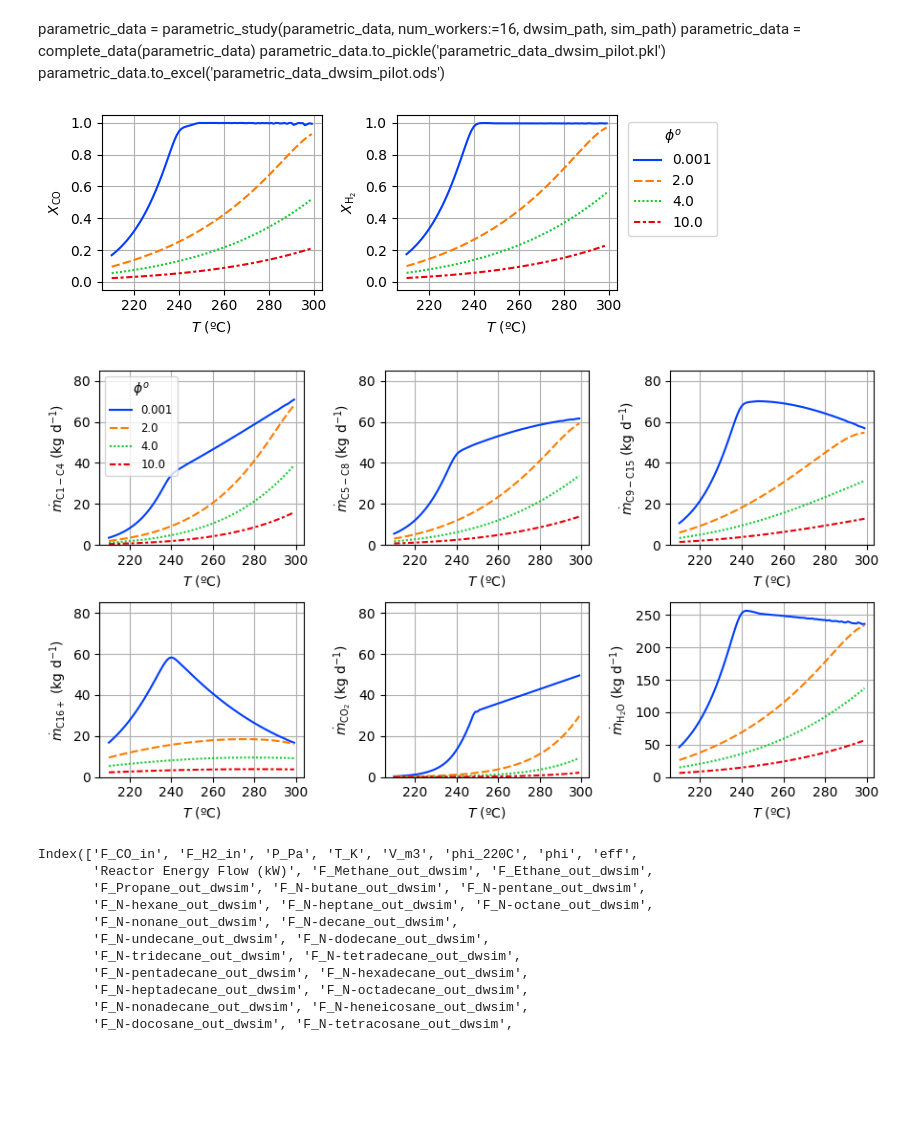
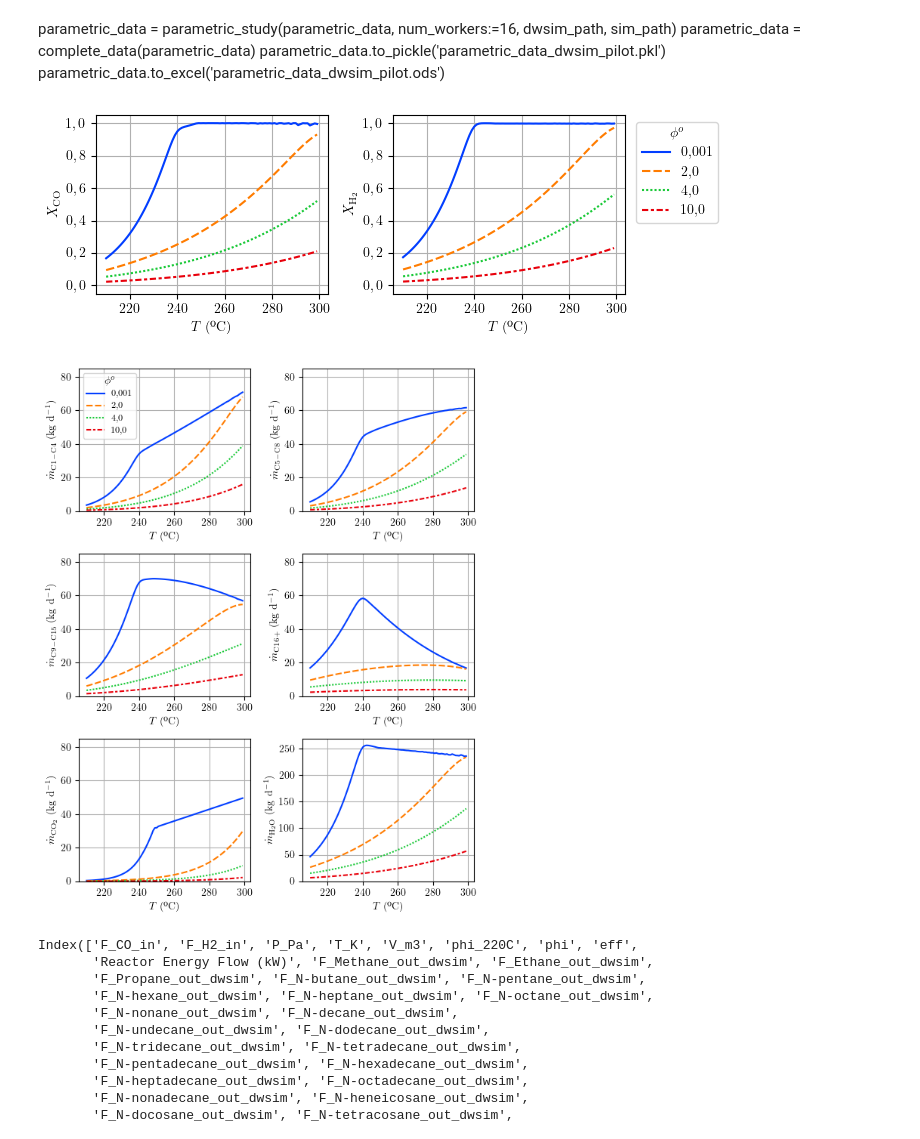
Before and after one commit to rafaelbeloduarte/SAF_kinetics_paper_code_with_WGS, a Jupyter notebook: dwsim_pilot_parametric_study.ipynb, the cells around one changed output. Drawn from its saved outputs; the diff is of its cells as text; code cells hidden in the pictures; blank space fills up the shorter version.

```diff
--- a/dwsim_pilot_parametric_study.ipynb
+++ b/dwsim_pilot_parametric_study.ipynb
@@ -6,6 +6,21 @@ import seaborn as sns
 from sklearn.model_selection import ParameterSampler, ParameterGrid
 # from dwsim_pilot_parametric_study import parametric_study
 from scipy.special import iv
+# %%
+import locale
+import matplotlib as mpl
+
+locale.setlocale(locale.LC_NUMERIC, "pt_BR.utf8")
+locale.setlocale(locale.LC_TIME, "pt_BR.utf8")
+plt.rcParams['axes.formatter.use_locale'] = True
+
+# Configure text rendering to match your document's LaTeX engine
+mpl.rcParams.update({
+    "pgf.texsystem": "pdflatex",
+    "font.family": "serif",      # Matches standard LaTeX Computer Modern Font
+    "text.usetex": True,         # Forces LaTeX text processing
+    "pgf.rcfonts": False,        # Ignores default Python fonts
+})
 # %%
 cols_F = ['F_Methane_out_dwsim', 'F_Ethane_out_dwsim',
        'F_Propane_out_dwsim', 'F_N-butane_out_dwsim', 'F_N-pentane_out_dwsim',
@@ -272,7 +287,7 @@ parametric_data.to_excel('parametric_data_dwsim_pilot.ods')
 parametric_data = pd.read_pickle('parametric_data_dwsim_pilot.pkl')
 parametric_data = complete_data(parametric_data)
 # %%
-fig_path = '/home/rafael/GoogleDrive/uem/Doutorado/Papers/SAF_kinetics/figures/'
+fig_path = '/home/rafael/GoogleDrive/uem/Doutorado/Tese/LaTeX_source_tese/figures/cinética_FTS/'
 # fig_path = ''
 # %%
 fig, ax = plt.subplots(1,2,figsize=(7,2.5))
@@ -289,17 +304,24 @@ sns.lineplot(data = parametric_data.loc[(parametric_data['P (bar)'] == 20) & (pa
             x = 'T (ºC)', y = r'$X_\mathrm{H_2}$',
              hue = 'phi_220C', style = 'phi_220C', palette = 'bright', ax = ax[1]
             )
-ax[1].legend(title = r'$\phi^o$', bbox_to_anchor=(1.02, 1))
 ax[1].set_ylim(-0.05, 1.05)
 ax[1].grid('both')
 ax[1].set_xlabel(r'$T$ (ºC)')
+
+# 3. Grab the existing legend handles and text objects
+handles, labels = ax[1].get_legend_handles_labels()
+
+# 4. Replace the "." with "," in every label string
+localized_labels = [label.replace('.', ',') for label in labels]
+
+ax[1].legend(handles=handles, labels=localized_labels, title = r'$\phi^o$', bbox_to_anchor=(1.02, 1))
 
 plt.tight_layout()
 fig_name = 'figure-X_pilot_phi.pdf'
 plt.savefig(fig_path+fig_name, bbox_inches = 'tight')
 plt.show()
 # %% [output]
-[figure, old version]
+[figure, new version]
 # %%
 # smooth some noisy data
 loc_noisy_data = ( (parametric_data.phi_220C == 0.001) & (parametric_data.T_K > 250 + 273.15) )
@@ -310,7 +332,7 @@ y = parametric_data.loc[loc_noisy_data, r'$\dot{m}_\mathrm{CO_2}$ ($\mathrm{kg~d
 model = LinearRegression().fit(X, y)
 parametric_data.loc[loc_noisy_data, r'$\dot{m}_\mathrm{CO_2}$ ($\mathrm{kg~d^{-1}}$)'] = model.predict(X)
 # %%
-fig, ax = plt.subplots(2,3,figsize=(9,5))
+fig, ax = plt.subplots(3,2,figsize=(6,7.5))
 ax = ax.flatten()
 
 max_y = 85
@@ -319,10 +341,16 @@ sns.lineplot(data = parametric_data,
             x = 'T (ºC)', y = r'$\dot{m}_\mathrm{{C1-C4}}$ ($\mathrm{kg~d^{-1}}$)',
              hue = 'phi_220C', style = 'phi_220C', palette = 'bright', ax = ax[0]
             )
-ax[0].legend(title = r'$\phi^o$', fontsize = 8.4, ncols = 1)
 ax[0].grid('both')
 ax[0].set_ylim(0, max_y)
 ax[0].set_xlabel(r'$T$ (ºC)')
+# 3. Grab the existing legend handles and text objects
+handles, labels = ax[0].get_legend_handles_labels()
+
+# 4. Replace the "." with "," in every label string
+localized_labels = [label.replace('.', ',') for label in labels]
+
+ax[0].legend(handles=handles, labels=localized_labels, title = r'$\phi^o$', fontsize = 8.4, ncols = 1)
 
 sns.lineplot(data = parametric_data,
             x = 'T (ºC)', y = r'$\dot{m}_\mathrm{{C5-C8}}$ ($\mathrm{kg~d^{-1}}$)',
@@ -347,34 +375,34 @@ sns.lineplot(data = parametric_data,
              hue = 'phi_220C', style = 'phi_220C', palette = 'bright', ax = ax[3]
             )
 ax[3].legend(title = r'$\phi^o$', fontsize = 9).remove()
 ax[3].grid('both')
 ax[3].set_ylim(0, max_y)
 ax[3].set_xlabel(r'$T$ (ºC)')
 
 sns.lineplot(data = parametric_data,
             x = 'T (ºC)', y = r'$\dot{m}_\mathrm{CO_2}$ ($\mathrm{kg~d^{-1}}$)',
              hue = 'phi_220C', style = 'phi_220C', palette = 'bright', ax = ax[4]
             )
 ax[4].legend(title = r'$\phi^o$', fontsize = 9).remove()
 ax[4].grid('both')
 ax[4].set_ylim(0, max_y)
 ax[4].set_xlabel(r'$T$ (ºC)')
 
 sns.lineplot(data = parametric_data,
             x = 'T (ºC)', y = r'$\dot{m}_\mathrm{H_2O}$ ($\mathrm{kg~d^{-1}}$)',
              hue = 'phi_220C', style = 'phi_220C', palette = 'bright', ax = ax[5]
             )
 ax[5].legend(title = r'$\phi^o$', fontsize = 9).remove()
 ax[5].grid('both')
 ax[5].set_ylim(0, None)
 ax[5].set_xlabel(r'$T$ (ºC)')
 
 plt.tight_layout()
 fig_name = 'figure-m_out_pilot.pdf'
 plt.savefig(fig_path+fig_name, bbox_inches = 'tight')
 plt.show()
 # %% [output]
-[figure, old version]
+[figure, new version]
 # %%
 parametric_data.columns
 # %% [output]
```
Also changed, not shown: parts of 10 cells of this notebook, 27 other files.
